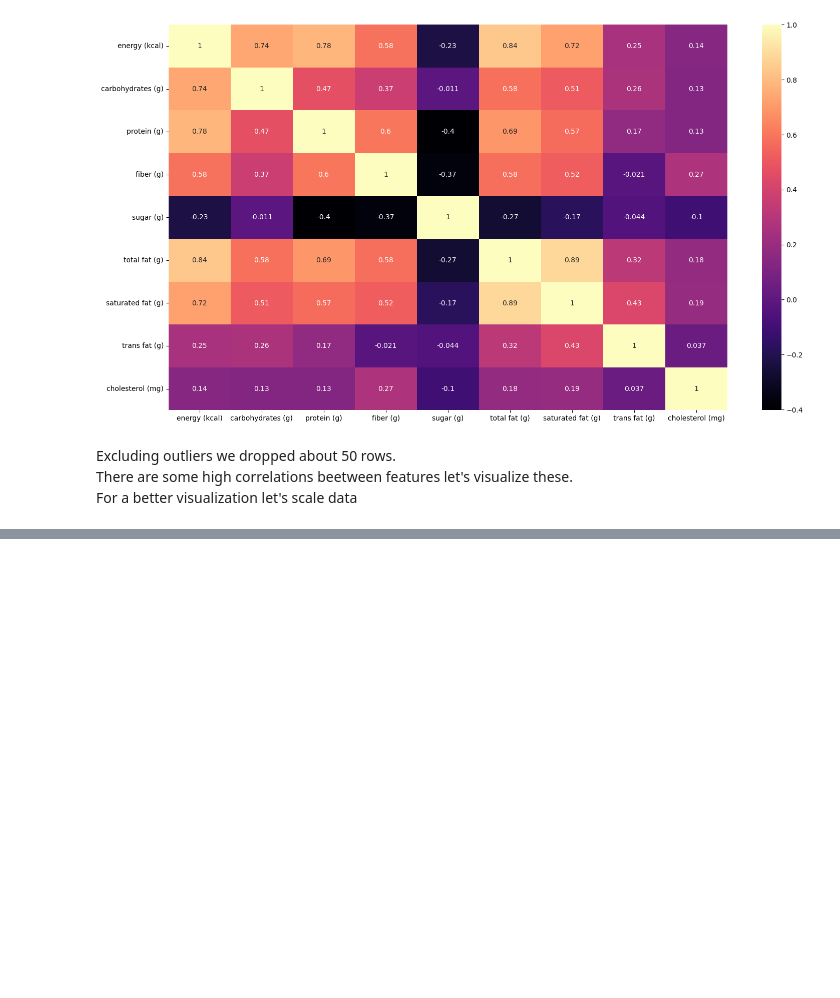
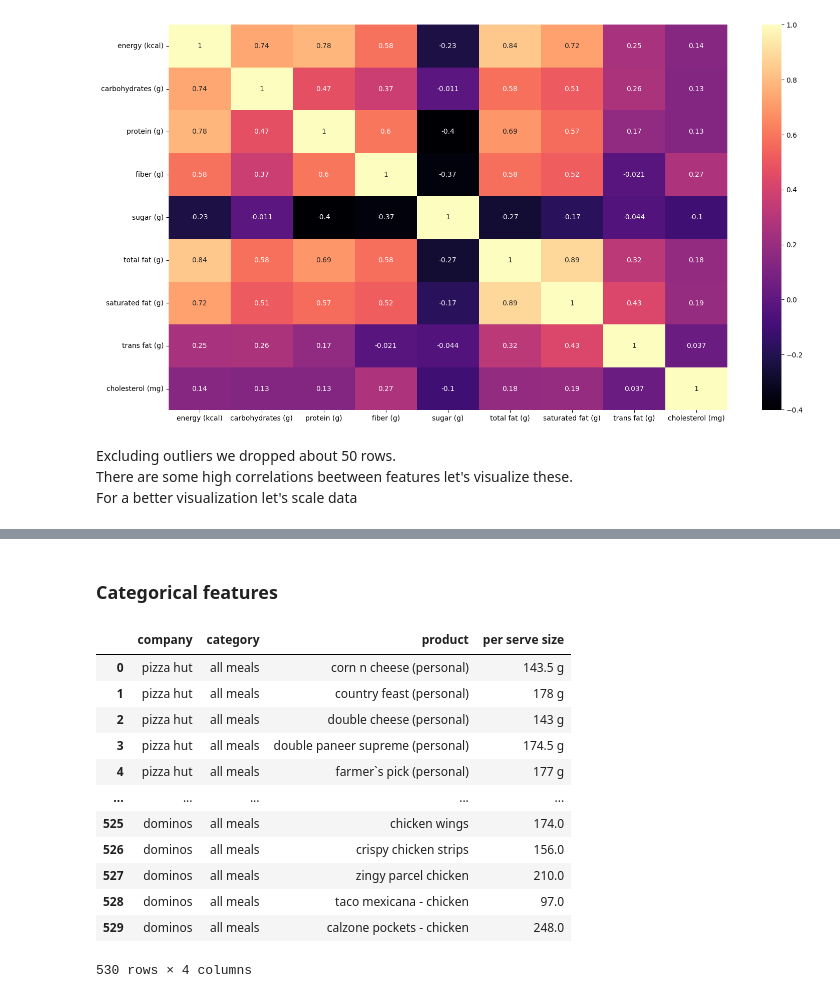
Before and after one commit to NicoGiamm/MachineLearning-DataScience_smallprojects, a Jupyter notebook: Fast Food Nutritional Values/Fast_food_analysis.ipynb, the cells around one changed output, grey strips where cells are left out. Drawn from its saved outputs; the diff is of its cells as text; code cells hidden in the pictures; blank space fills up the shorter version.

```diff
--- a/Fast Food Nutritional Values/Fast_food_analysis.ipynb
+++ b/Fast Food Nutritional Values/Fast_food_analysis.ipynb
@@ -180,0 +181,20 @@ graph.map_lower(my_kde)
+# %% [markdown]
+### Categorical features
+# %%
+cat_cols = data.select_dtypes(exclude=['float']).columns
+cat_df = data.loc[:,cat_cols]
+cat_df
+# %% [output]
+|  | company | category | product | per serve size |
+| 0 | pizza hut | all meals | corn n cheese (personal) | 143.5 g |
+| 1 | pizza hut | all meals | country feast (personal) | 178 g |
+| 2 | pizza hut | all meals | double cheese (personal) | 143 g |
+| 3 | pizza hut | all meals | double paneer supreme (personal) | 174.5 g |
+| 4 | pizza hut | all meals | farmer`s pick (personal) | 177 g |
+| ... | ... | ... | ... | ... |
+| 525 | dominos | all meals | chicken wings | 174.0 |
+| 526 | dominos | all meals | crispy chicken strips | 156.0 |
+| 527 | dominos | all meals | zingy parcel chicken | 210.0 |
+| 528 | dominos | all meals | taco mexicana - chicken | 97.0 |
+| 529 | dominos | all meals | calzone pockets - chicken | 248.0 |
+530 rows × 4 columns
```
Also changed, not shown: parts of 6 cells of this notebook.
